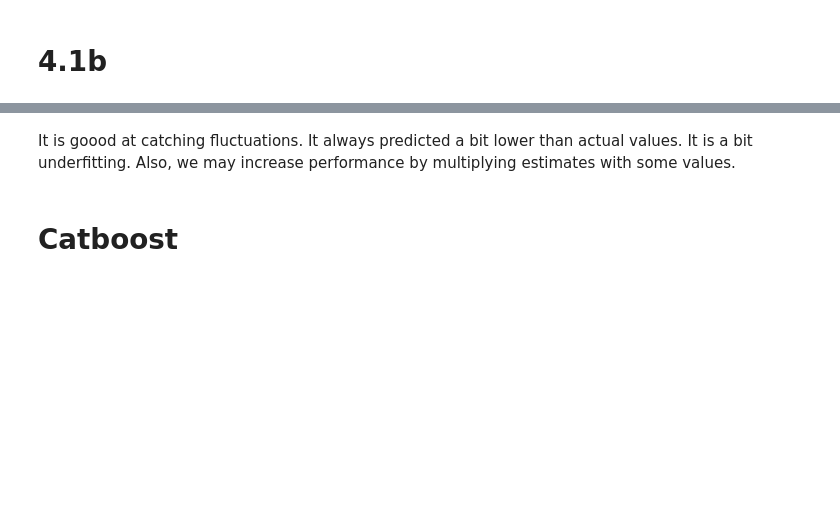
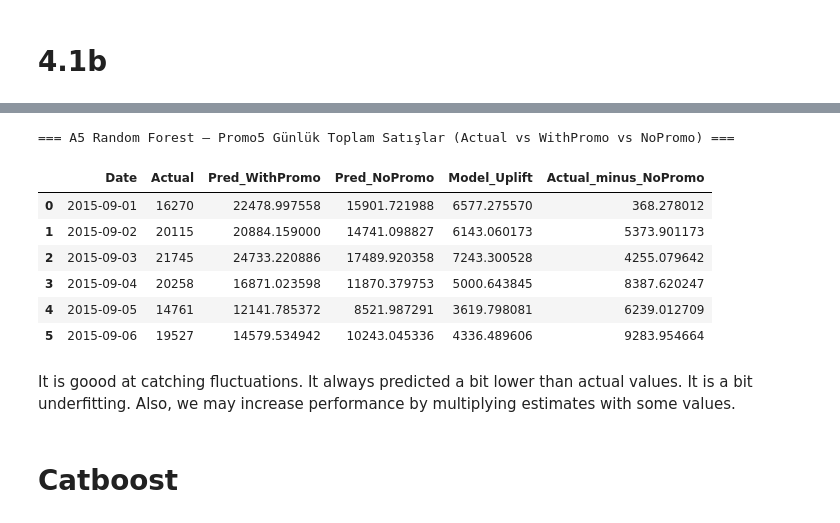
Before and after one commit to emrekaany/Promotion_Bump_DS_Case, a Jupyter notebook: promotion-bump.ipynb, the cells around one changed output, grey strips where cells are left out. Cells and saved outputs as stored; diff of their text form; code cells hidden in the pictures; blank space fills up the shorter version.

```diff
--- a/promotion-bump.ipynb
+++ b/promotion-bump.ipynb
@@ -1311,3 +1313,83 @@ plt.show()
+# %%
+# ============================================
+# A5 – Promo5 Effect: RF "with promo" vs "no promo"
+# ============================================
+
+import pandas as pd
+
+# --- 0) Güvenlik: df_test içinde Date var mı? ---
+if "Date" not in df_test.columns:
+    raise ValueError(
+        "df_test içinde 'Date' kolonu yok. "
+        "Lütfen df_b['Date'] kolonunu datetime yapıp feature engineering sırasında koruduğundan emin ol."
+    )
+
+# --- 1) Promo5 tarih aralığını al ---
+promo_path = "/kaggle/input/promotiondates/PromotionDates.csv"
+df_promo_full = pd.read_csv(promo_path)
+
+
+promo5_row = df_promo_full.loc[df_promo_full["Period"] == "Promo5"].iloc[0]
+promo5_row["StartDate"] = pd.to_datetime(promo5_row["StartDate"], dayfirst=True)
+promo5_row["EndDate"]   = pd.to_datetime(promo5_row["EndDate"], dayfirst=True)
+promo5_start = promo5_row["StartDate"]
+promo5_end   = promo5_row["EndDate"]
+
+# --- 2) Promo5 günlerindeki satırları seç (RF test seti üzerinden) ---
+mask_promo5 = (df_test["Date"] >= promo5_start) & (df_test["Date"] <= promo5_end)
+
+# RF sonuçları: y_test ve y_pred_test zaten A5 bloğunda hesaplandı
+# y_pred_test → tüm 4.1b için "with promo" tahmini
+y_test_series       = y_test.copy()
+y_pred_test_series  = pd.Series(y_pred_test, index=df_test.index)
+
+# Sadece Promo5 satırları için Actual & WithPromo tahminlerini al
+df_p5 = pd.DataFrame({
+    "Date": df_test.loc[mask_promo5, "Date"],
+    "Actual": y_test_series.loc[mask_promo5],
+    "Pred_WithPromo": y_pred_test_series.loc[mask_promo5],
+})
+
+# --- 3) Promo5 satırları için "no promo" tahmini (tek ek tahmin burası!) ---
+X_test_p5 = X_test.loc[mask_promo5].copy()
+
+# Sadece Promo5 satırlarında promosyon flag'ini kapat
+if "IsPromotion" not in X_test_p5.columns:
+    raise ValueError("X_test içinde 'IsPromotion' kolonu yok. feature_cols içinde olduğundan emin ol.")
+
+X_test_p5["IsPromotion"] = 0  # Promo5 günlerinde promosyon yokmuş gibi
+
+# Burada sadece Promo5 satırları için yeniden tahmin alıyoruz
+y_pred_p5_nopromo = rf.predict(X_test_p5)
+
+df_p5["Pred_NoPromo"] = y_pred_p5_nopromo
+
+# --- 4) Günlük total (tüm store–item çiftleri üzerinden) ---
+promo5_daily_rf = (
+    df_p5
+    .groupby("Date", as_index=False)[["Actual", "Pred_WithPromo", "Pred_NoPromo"]]
+    .sum()
+)
+
+# Model uplift (with promo – no promo) ve gerçek bump
+promo5_daily_rf["Model_Uplift"] = (
+    promo5_daily_rf["Pred_WithPromo"] - promo5_daily_rf["Pred_NoPromo"]
+)
+promo5_daily_rf["Actual_minus_NoPromo"] = (
+    promo5_daily_rf["Actual"] - promo5_daily_rf["Pred_NoPromo"]
+)
+
+print("=== A5 Random Forest – Promo5 Günlük Toplam Satışlar (Actual vs WithPromo vs NoPromo) ===")
+display(promo5_daily_rf.sort_values("Date"))
+# %% [output]
+=== A5 Random Forest – Promo5 Günlük Toplam Satışlar (Actual vs WithPromo vs NoPromo) ===
+|  | Date | Actual | Pred_WithPromo | Pred_NoPromo | Model_Uplift | Actual_minus_NoPromo |
+| 0 | 2015-09-01 | 16270 | 22478.997558 | 15901.721988 | 6577.275570 | 368.278012 |
+| 1 | 2015-09-02 | 20115 | 20884.159000 | 14741.098827 | 6143.060173 | 5373.901173 |
+| 2 | 2015-09-03 | 21745 | 24733.220886 | 17489.920358 | 7243.300528 | 4255.079642 |
+| 3 | 2015-09-04 | 20258 | 16871.023598 | 11870.379753 | 5000.643845 | 8387.620247 |
+| 4 | 2015-09-05 | 14761 | 12141.785372 | 8521.987291 | 3619.798081 | 6239.012709 |
+| 5 | 2015-09-06 | 19527 | 14579.534942 | 10243.045336 | 4336.489606 | 9283.954664 |
 # %% [markdown]
 It is goood at catching fluctuations. It always predicted a bit lower than actual values. It is a bit underfitting. Also, we may increase performance by multiplying estimates with some values.
 # %% [markdown]
```
Also changed, not shown: parts of 12 cells of this notebook.
